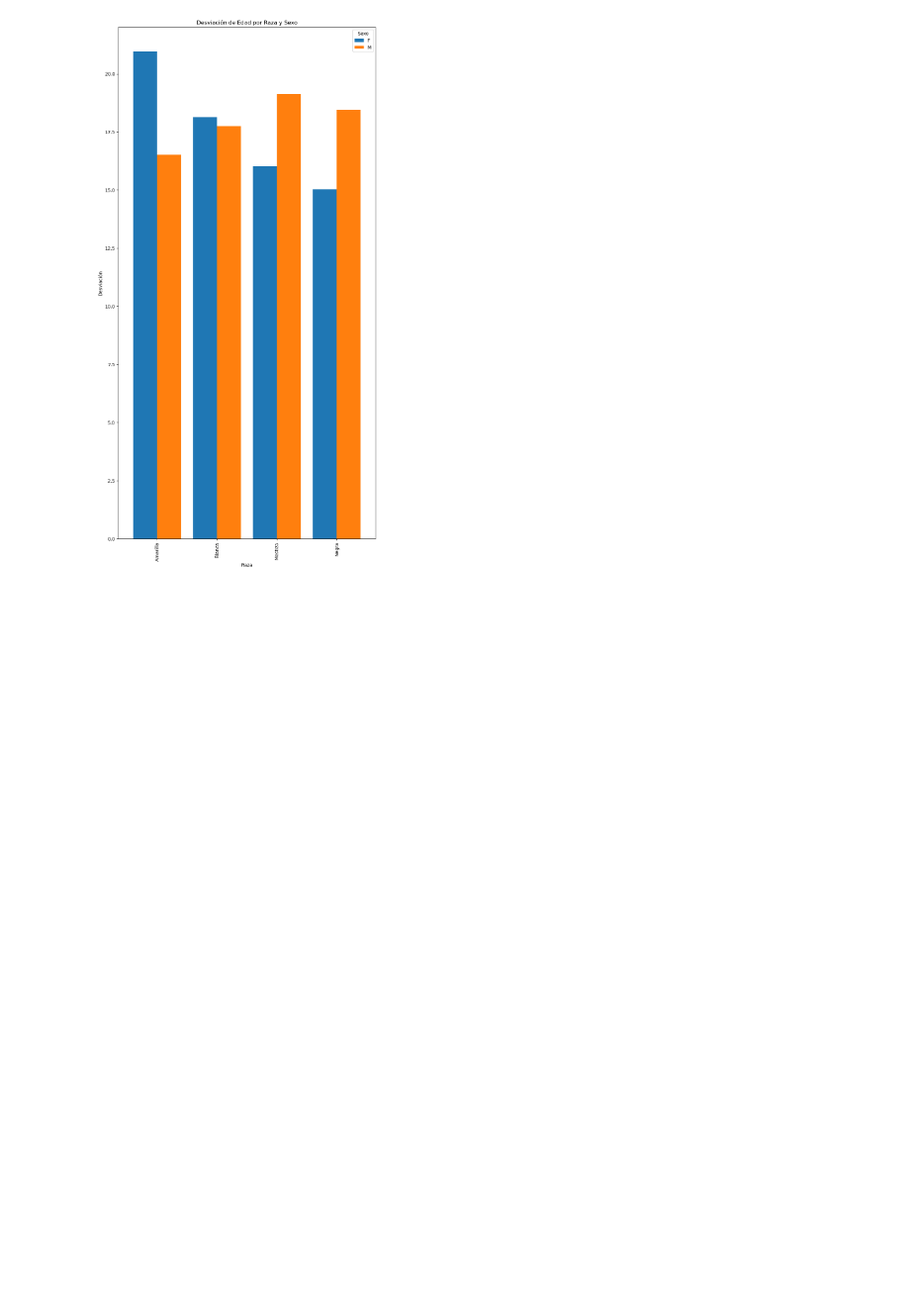
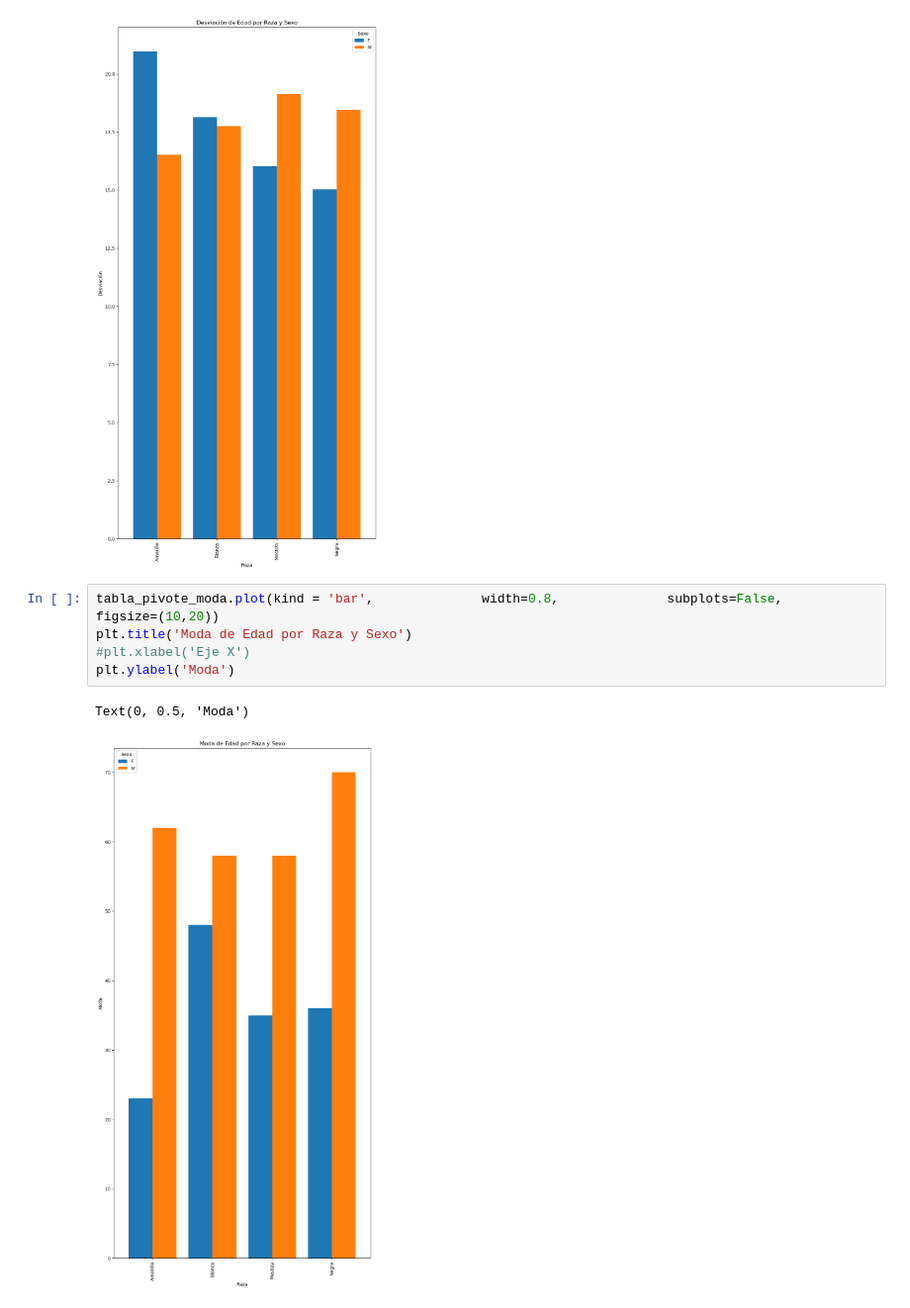
Before and after one commit to linohra/Biopsias, a Jupyter notebook: biopsias.ipynb, the cells around one changed output. Shown at 99% size. Saved outputs shown, nothing was run; the diff lists cells and outputs as text; blank space fills up the shorter version.

Commit message:
Se incorporo el grafico de la moda

```diff
--- a/biopsias.ipynb
+++ b/biopsias.ipynb
@@ -277,3 +277,11 @@ plt.ylabel('Desviación')
 # %% [output]
 Text(0, 0.5, 'Desviación')
 [figure]
+# %%
+tabla_pivote_moda.plot(kind = 'bar',              width=0.8,              subplots=False,              figsize=(10,20))
+plt.title('Moda de Edad por Raza y Sexo')
+#plt.xlabel('Eje X')
+plt.ylabel('Moda')
+# %% [output]
+Text(0, 0.5, 'Moda')
+[figure, added]
```
